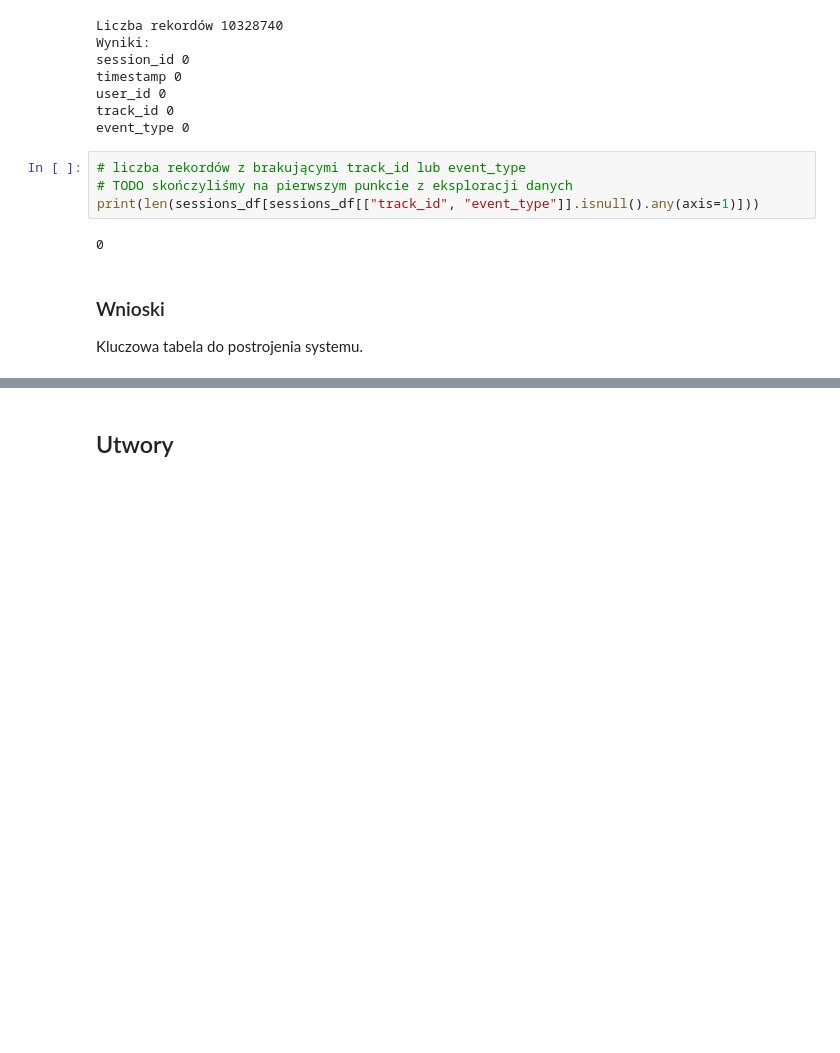
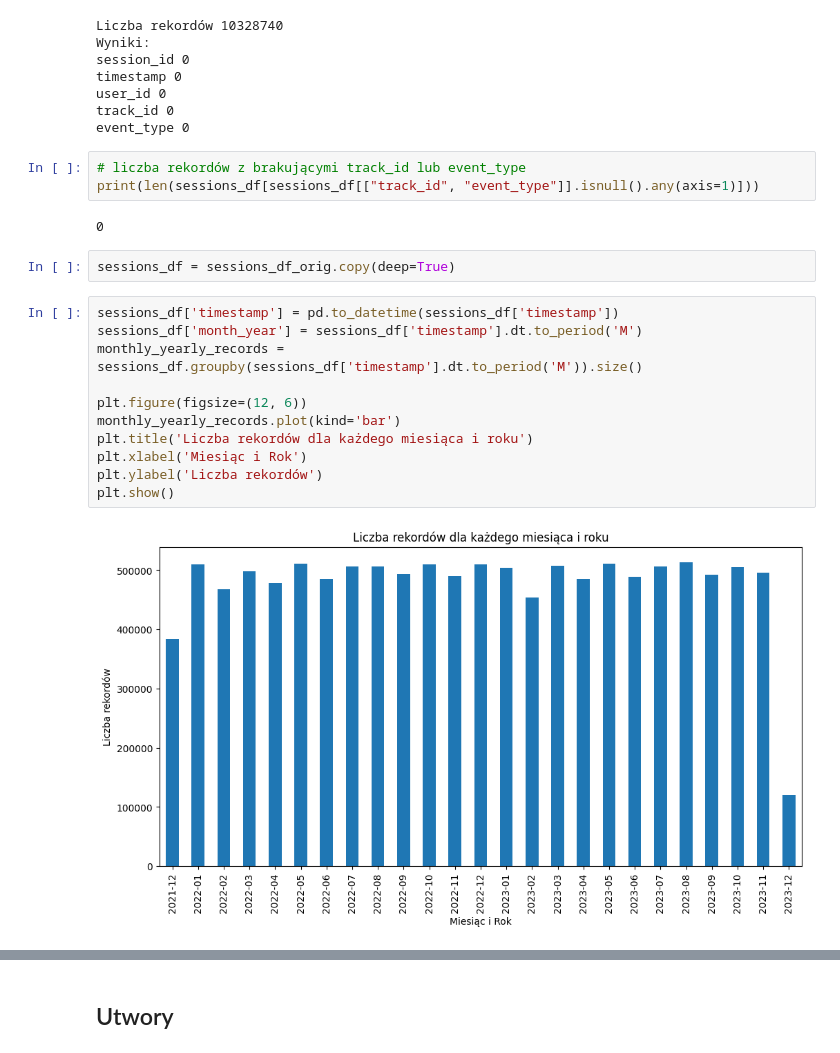
Before and after one commit to onndr/ML-Music-recomendations, a Jupyter notebook: dokumentacja_etap1_iteracja3_Gamalii_Topolski.ipynb, the cells around one changed output, grey strips where cells are left out. Cells and saved outputs as stored; diff of their text form; blank space fills up the shorter version.

```diff
--- a/dokumentacja_etap1_iteracja3_Gamalii_Topolski.ipynb
+++ b/dokumentacja_etap1_iteracja3_Gamalii_Topolski.ipynb
@@ -198,10 +193,21 @@ track_id 0
 event_type 0
 # %%
 # liczba rekordów z brakującymi track_id lub event_type
-# TODO skończyliśmy na pierwszym punkcie z eksploracji danych
 print(len(sessions_df[sessions_df[["track_id", "event_type"]].isnull().any(axis=1)]))
 # %% [output]
 0
-# %% [markdown]
-### Wnioski
-Kluczowa tabela do postrojenia systemu.
+# %%
+sessions_df = sessions_df_orig.copy(deep=True)
+# %%
+sessions_df['timestamp'] = pd.to_datetime(sessions_df['timestamp'])
+sessions_df['month_year'] = sessions_df['timestamp'].dt.to_period('M')
+monthly_yearly_records = sessions_df.groupby(sessions_df['timestamp'].dt.to_period('M')).size()
+
+plt.figure(figsize=(12, 6))
+monthly_yearly_records.plot(kind='bar')
+plt.title('Liczba rekordów dla każdego miesiąca i roku')
+plt.xlabel('Miesiąc i Rok')
+plt.ylabel('Liczba rekordów')
+plt.show()
+# %% [output]
+[figure, added]
```
Also changed, not shown: parts of 13 cells of this notebook.
